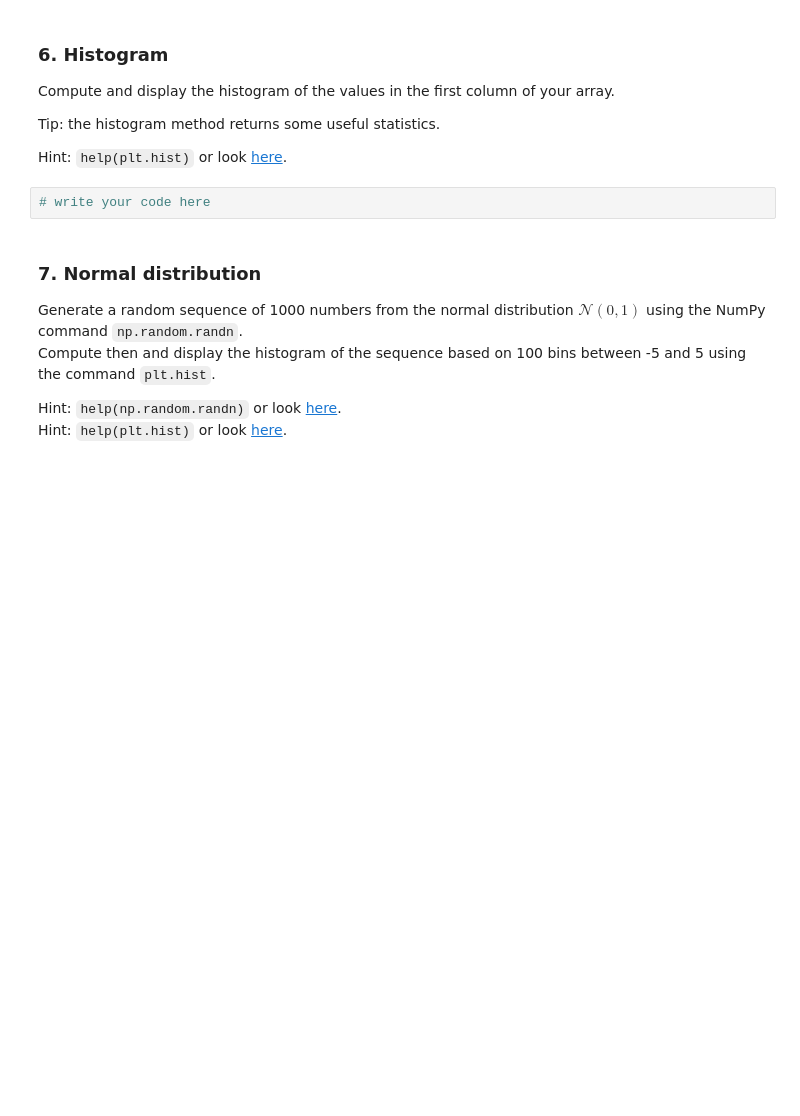
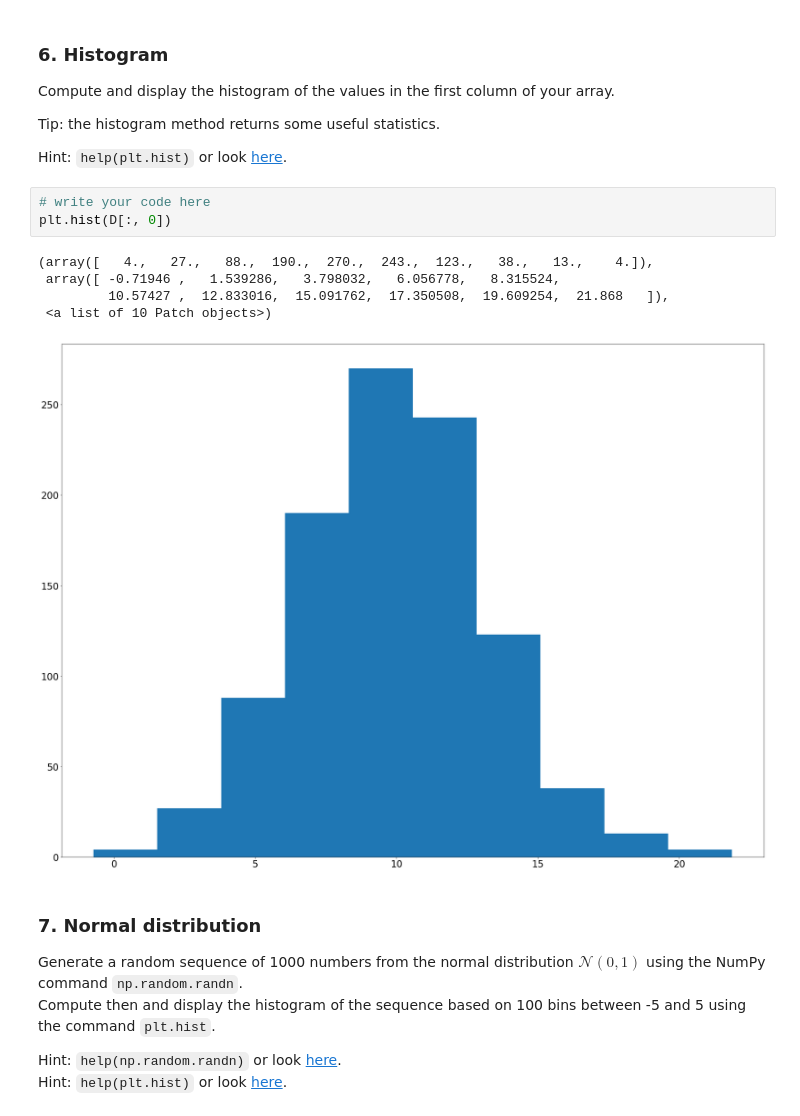
Before and after one commit to sjpollard/COMS20011_2020, a Jupyter notebook: labs/lab_1/labsheet1.ipynb, the cells around one changed output. Cells and saved outputs as stored; diff of their text form; blank space fills up the shorter version.

```diff
--- a/labs/lab_1/labsheet1.ipynb
+++ b/labs/lab_1/labsheet1.ipynb
@@ -332,6 +380,13 @@ Tip: the histogram method returns some useful statistics.
 Hint: `help(plt.hist)` or look [here](http://matplotlib.org/api/pyplot_api.html?highlight=hist#matplotlib.pyplot.hist).
 # %%
 # write your code here
+plt.hist(D[:, 0])
+# %% [output]
+(array([   4.,   27.,   88.,  190.,  270.,  243.,  123.,   38.,   13.,    4.]),
+ array([ -0.71946 ,   1.539286,   3.798032,   6.056778,   8.315524,
+         10.57427 ,  12.833016,  15.091762,  17.350508,  19.609254,  21.868   ]),
+ <a list of 10 Patch objects>)
+[figure, added]
 # %% [markdown]
 ### 7. Normal distribution
 
```
Also changed, not shown: parts of 14 cells of this notebook.
